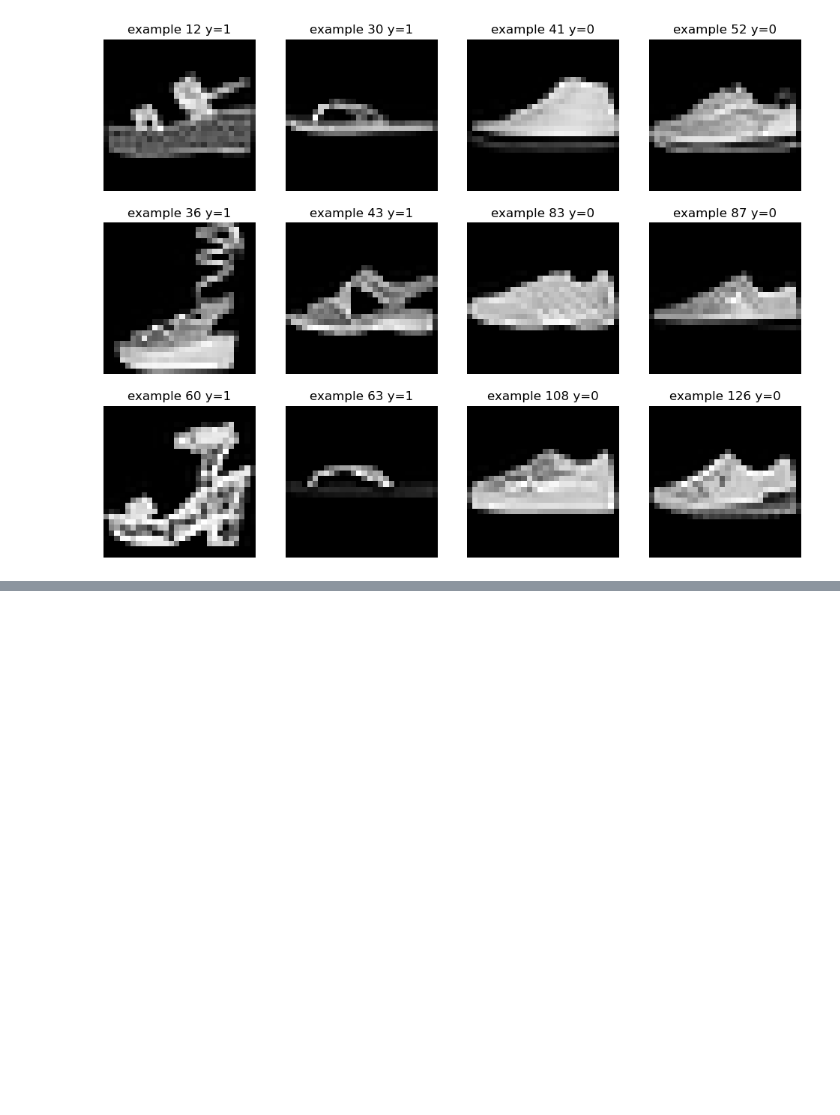
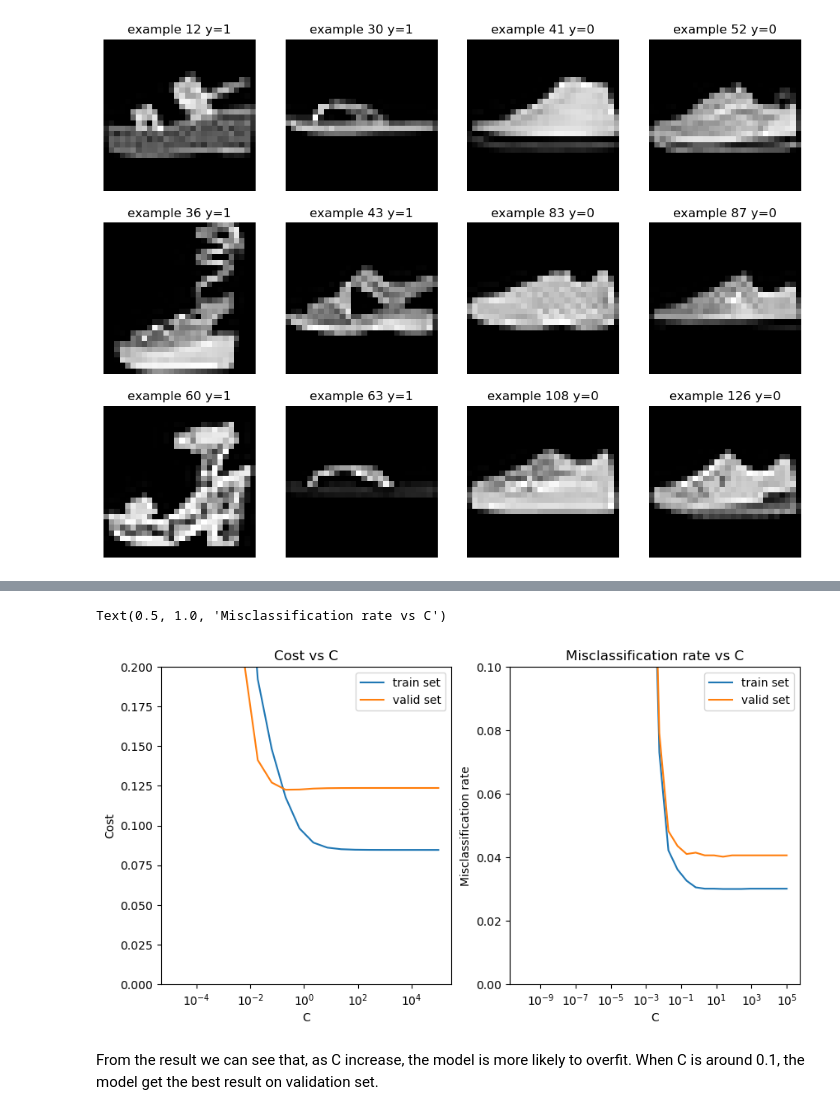
Before and after one commit to tommyjqliu/CITS5508-machine-learning, a Jupyter notebook: assig1_22962256.ipynb, the cells around one changed output, grey strips where cells are left out. Drawn from its saved outputs; the diff is of its cells as text; code cells hidden in the pictures; blank space fills up the shorter version.

```diff
--- a/assig1_22962256.ipynb
+++ b/assig1_22962256.ipynb
@@ -157,0 +350,40 @@ array([[0.],
+# %%
+import numpy as np
+
+C_range = np.logspace(-10, 5, 30)
+
+C_train_cost_list = []
+C_valid_cost_list = []
+C_train_mis_rate_list = []
+C_valid_mis_rate_list = []
+
+for C in C_range:
+    clf = RegulizedClassification(train_X, train_y, valid_X, valid_y, C=C, eta=1e-5)
+    clf.fit()
+    C_train_cost_list.append(clf.train_cost_list[-1])
+    C_valid_cost_list.append(clf.valid_cost_list[-1])
+    C_train_mis_rate_list.append(clf.train_mis_rate_list[-1])
+    C_valid_mis_rate_list.append(clf.valid_mis_rate_list[-1])
+# %%
+fig, (ax1, ax2) = plt.subplots(nrows=1, ncols=2, figsize=(10, 5))
+ax1.plot(C_range, C_train_cost_list, label="train set")
+ax1.plot(C_range, C_valid_cost_list, label="valid set")
+ax1.set_xlabel("C")
+ax1.set_xscale("log")
+ax1.set_ylabel("Cost")
+ax1.legend()
+ax1.set_ylim(0, 0.2)
+ax1.set_title("Cost vs C")
+ax2.plot(C_range, C_train_mis_rate_list, label="train set")
+ax2.plot(C_range, C_valid_mis_rate_list, label="valid set")
+ax2.set_xlabel("C")
+ax2.set_xscale("log")
+ax2.set_ylabel("Misclassification rate")
+ax2.legend()
+ax2.set_ylim(0, 0.1)
+ax2.set_title("Misclassification rate vs C")
+# %% [output]
+Text(0.5, 1.0, 'Misclassification rate vs C')
+[figure, added]
+# %% [markdown]
+From the result we can see that, as C increase, the model is more likely to overfit. When C is around 0.1, the model get the best result on validation set.
```
Also changed, not shown: parts of 50 cells of this notebook, 5 other files.
